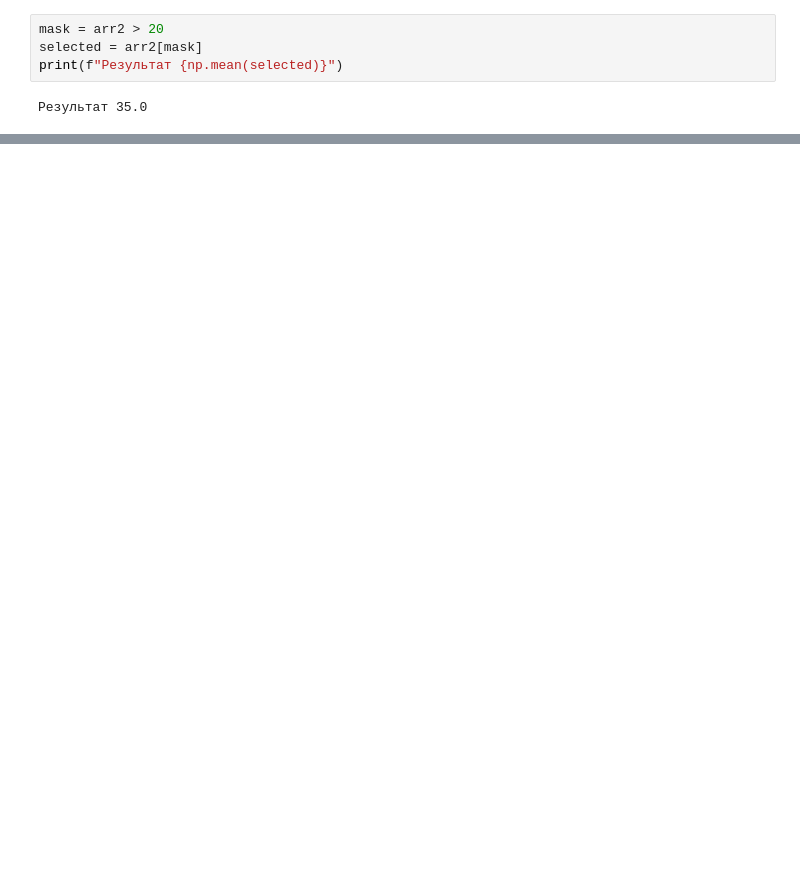
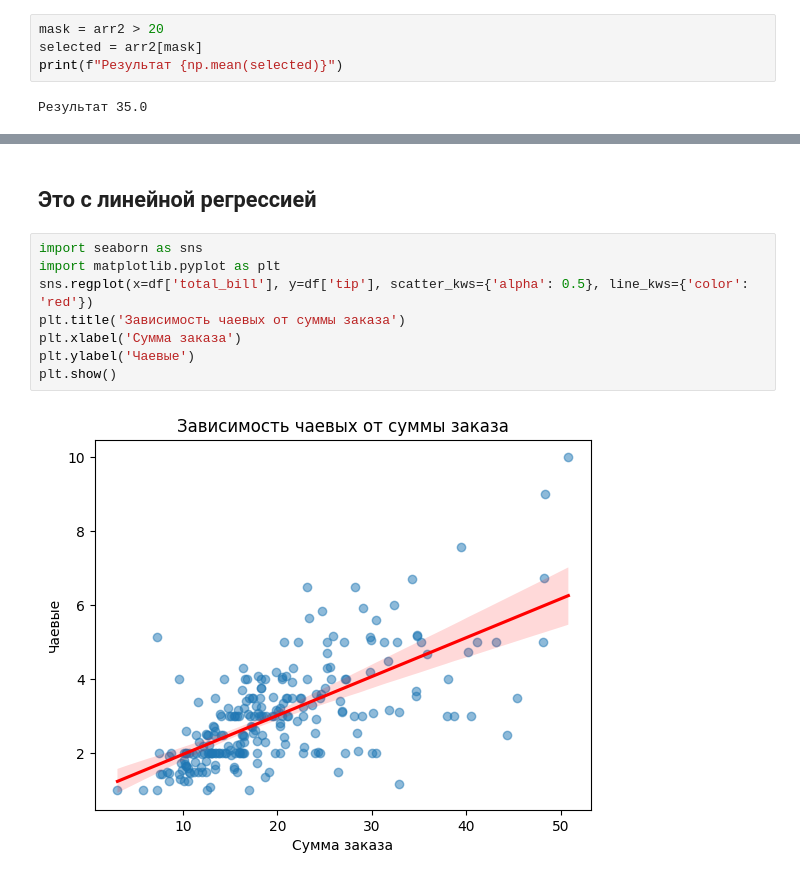
Before and after one commit to ngrinkov/trains, a Jupyter notebook: python/train_py.ipynb, the cells around one changed output, grey strips where cells are left out. Saved outputs shown, nothing was run; the diff lists cells and outputs as text; blank space fills up the shorter version.

```diff
--- a/python/train_py.ipynb
+++ b/python/train_py.ipynb
@@ -225,0 +264,12 @@ print(f"Результат {np.mean(selected)}")
+# %% [markdown]
+## Это с линейной регрессией
+# %%
+import seaborn as sns
+import matplotlib.pyplot as plt
+sns.regplot(x=df['total_bill'], y=df['tip'], scatter_kws={'alpha': 0.5}, line_kws={'color': 'red'})
+plt.title('Зависимость чаевых от суммы заказа')
+plt.xlabel('Сумма заказа')
+plt.ylabel('Чаевые')
+plt.show()
+# %% [output]
+[figure, added]
```
Also changed, not shown: parts of 63 cells of this notebook, 6 other files.
